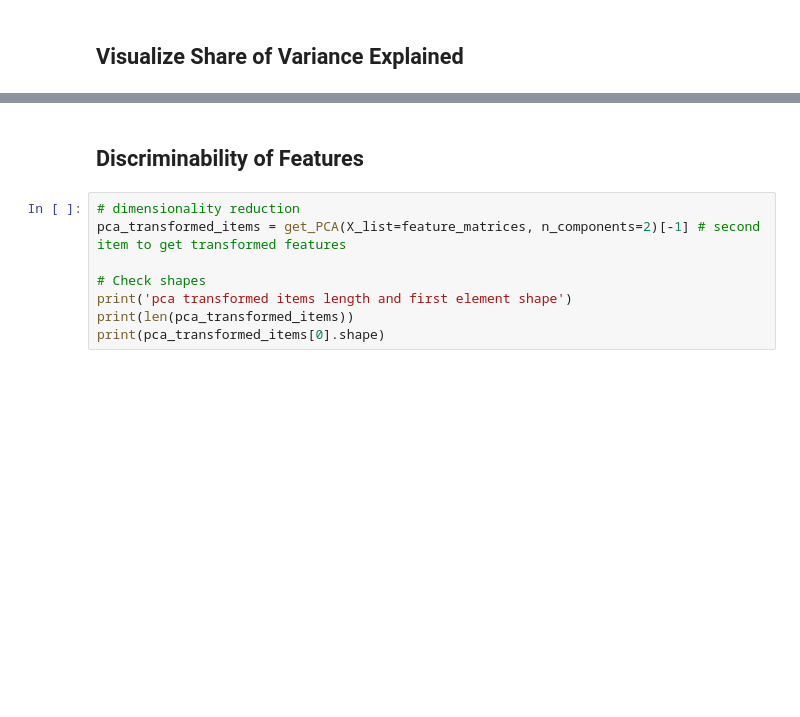
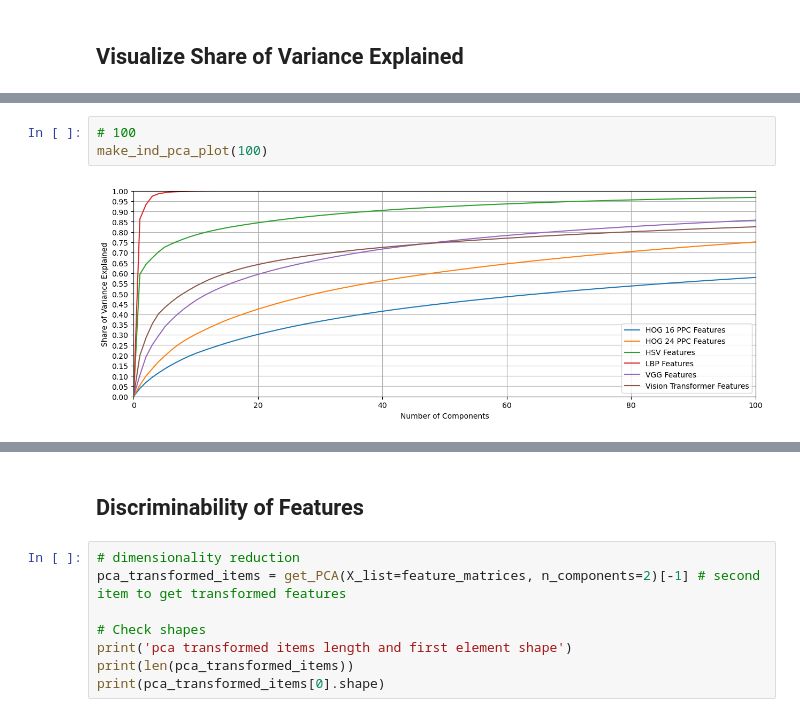
Before and after one commit to ijyliu/computer-vision-project, a Jupyter notebook: Code/Dimensionality Reduction Visualization/PCA_Train_Set.ipynb, the cells around one changed output, grey strips where cells are left out. Saved outputs shown, nothing was run; the diff lists cells and outputs as text; blank space fills up the shorter version.

```diff
--- a/Code/Dimensionality Reduction Visualization/PCA_Train_Set.ipynb
+++ b/Code/Dimensionality Reduction Visualization/PCA_Train_Set.ipynb
@@ -72,0 +94,5 @@ x = plot_PCA(X_list=feature_matrices, feature_labels=feature_matrix_labels, n_co
+# %%
+# 100
+make_ind_pca_plot(100)
+# %% [output]
+[figure, added]
```
Also changed, not shown: parts of 14 cells of this notebook, 6 other files.
